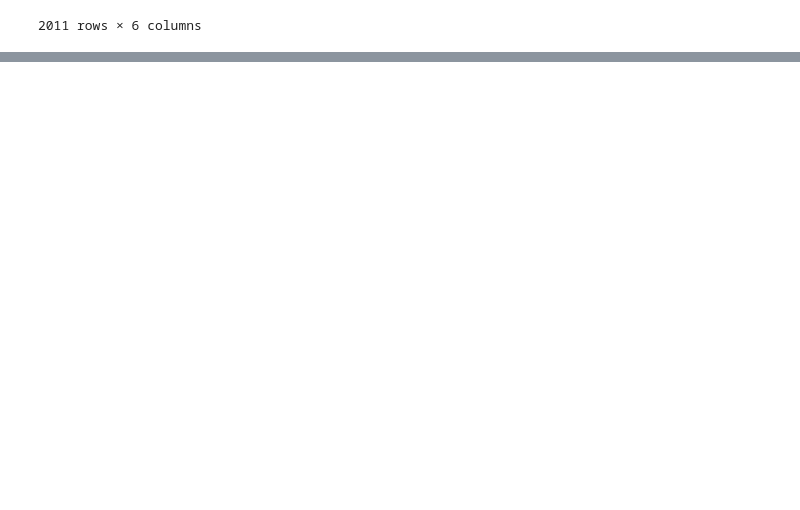
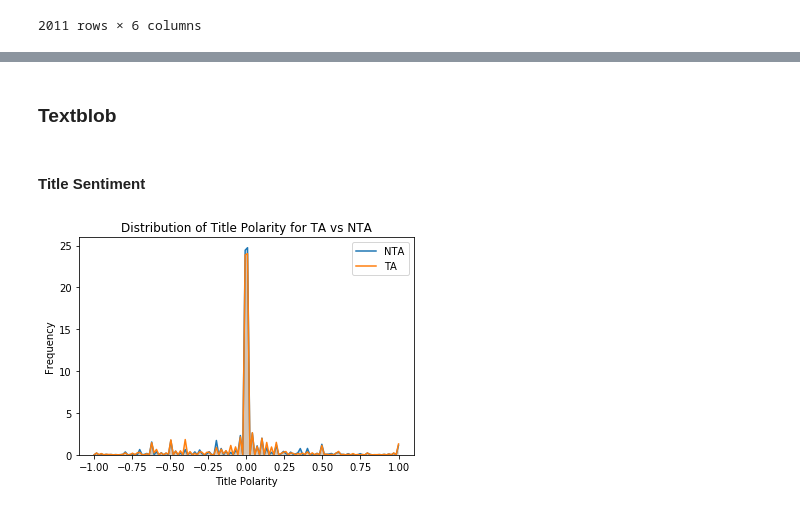
Before and after one commit to h-parker/AITA_classifier, a Jupyter notebook: nlp&eda.ipynb, the cells around one changed output, grey strips where cells are left out. Drawn from its saved outputs; the diff is of its cells as text; code cells hidden in the pictures; blank space fills up the shorter version.

```diff
--- a/nlp&eda.ipynb
+++ b/nlp&eda.ipynb
@@ -31,0 +71,27 @@ data
+# %% [markdown]
+### Textblob
+# %% [markdown]
+
+#### Title Sentiment
+# %%
+import textblob
+
+# If you want subjectivity, set polarity to False
+def sentiment_tb(sentence, polarity=True):
+    sentence = re.sub(r'[\[AITait\]]{4,6}:?\s', '', sentence)
+    if polarity == False:
+        return textblob.TextBlob(sentence).sentiment.subjectivity
+    return textblob.TextBlob(sentence).sentiment.polarity
+
+data['title_pol'] = data['title'].apply(lambda x: sentiment_tb(x))
+data['title_subj'] = data['title'].apply(lambda x: sentiment_tb(x, polarity=False))
+# %%
+ax = sns.kdeplot(data[['title_pol', 'judgement']][data['judgement'] == 1]['title_pol'], shade = True, label="NTA")
+ax = sns.kdeplot(data[['title_pol', 'judgement']][data['judgement'] == 0]['title_pol'], shade = True, label="TA")
+ax.set_xlabel('Title Polarity')
+ax.set_ylabel('Frequency')
+ax.set_title('Distribution of Title Polarity for TA vs NTA')
+
+fig = ax.get_figure()
+# %% [output]
+[figure, added]
```
Also changed, not shown: parts of 36 cells of this notebook, 1 other file.
